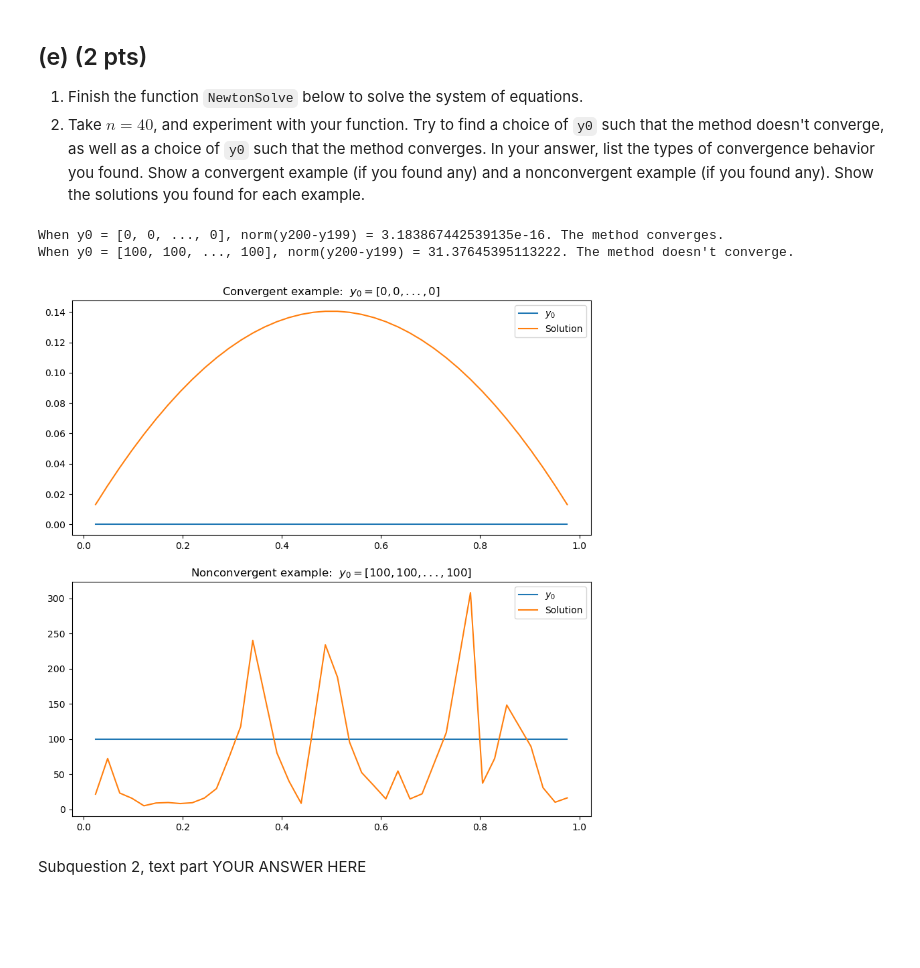
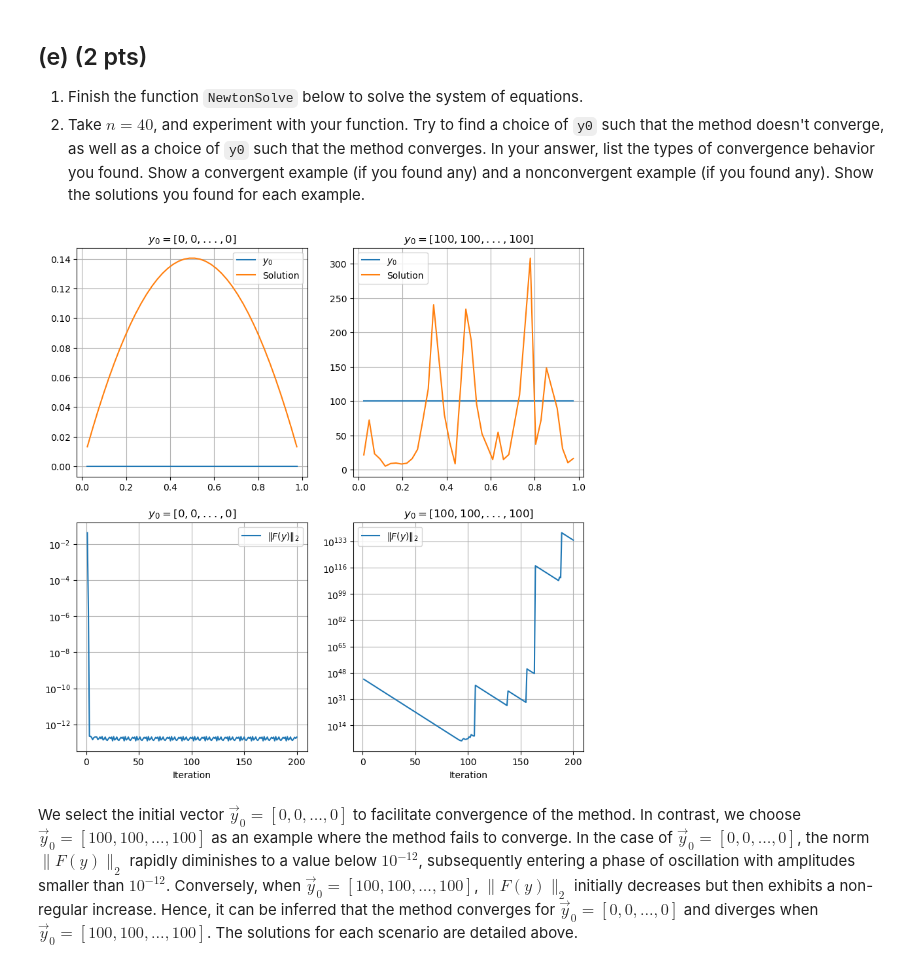
Before and after one commit to Terry-ZJ-Zhang/Numerical_Algorithm_Assignments, a Jupyter notebook: hw4/hw4_2023.ipynb, the cells around one changed output. Drawn from its saved outputs; the diff is of its cells as text; code cells hidden in the pictures; blank space fills up the shorter version.

```diff
--- a/hw4/hw4_2023.ipynb
+++ b/hw4/hw4_2023.ipynb
@@ -242,42 +242,65 @@ def NewtonSolve(y0, K):
     return y
 # %%
 # Subquestion 2, code part
+def Residuals(y0, K):
+    y = y0
+    Fy = []
+    for _ in range(K):
+        J = JacobianF(y)
+        s = spsolve(J, -F(y))
+        y += s
+        Fy.append(F(y))
+    Fy = np.array(Fy)
+    return np.linalg.norm(Fy, axis=1)
+
+
 n = 40
 
 # Convergent example
 y0_1 = np.zeros(n)
-y199_1 = NewtonSolve(y0_1.copy(), 199)
 y200_1 = NewtonSolve(y0_1.copy(), 200)
-delta_y1 = np.linalg.norm(y200_1 - y199_1)
-print(f"When y0 = [0, 0, ..., 0], norm(y200-y199) = {delta_y1}. The method converges.")
+Fy_1 = Residuals(y0_1.copy(), 200)
 
 # Nonconvergent example
 y0_2 = 100 * np.ones(n)
-y199_2 = NewtonSolve(y0_2.copy(), 199)
 y200_2 = NewtonSolve(y0_2.copy(), 200)
-delta_y2 = np.linalg.norm(y200_2 - y199_2)
-print(f"When y0 = [100, 100, ..., 100], norm(y200-y199) = {delta_y2}. The method doesn't converge.")
+Fy_2 = Residuals(y0_2.copy(), 200)
 
 # Plot
-fig, axes = plt.subplots(2, 1, figsize=(10, 10))
+fig, axes = plt.subplots(2, 2, figsize=(10, 10))
 x = np.linspace(0, 1, n + 2)[1:-1]
+ks = np.arange(1, 201)
 
-ax = axes[0]
-ax.set_title(r"Convergent example:  $y_0=[0, 0, ..., 0]$")
+ax = axes[0][0]
+ax.set_title(r"$y_0=[0, 0, ..., 0]$")
 ax.plot(x, y0_1, label=r"$y_0$")
 ax.plot(x, y200_1, label='Solution')
+ax.grid()
 ax.legend()
 
-ax = axes[1]
-ax.set_title(r"Nonconvergent example:  $y_0=[100, 100, ..., 100]$")
+ax = axes[0][1]
+ax.set_title(r"$y_0=[100, 100, ..., 100]$")
 ax.plot(x, y0_2, label=r"$y_0$")
 ax.plot(x, y200_2, label='Solution')
+ax.grid()
+ax.legend()
+
+ax = axes[1][0]
+ax.set_title(r"$y_0=[0, 0, ..., 0]$")
+ax.set_xlabel("Iteration")
+ax.semilogy(ks, Fy_1, label=r"$\|F(y)\|_2$")
+ax.grid()
+ax.legend()
+
+ax = axes[1][1]
+ax.set_title(r"$y_0=[100, 100, ..., 100]$")
+ax.set_xlabel("Iteration")
+ax.semilogy(ks, Fy_2, label=r"$\|F(y)\|_2$")
+ax.grid()
 ax.legend()
 
 plt.show()
 # %% [output]
-When y0 = [0, 0, ..., 0], norm(y200-y199) = 3.183867442539135e-16. The method converges.
-When y0 = [100, 100, ..., 100], norm(y200-y199) = 31.37645395113222. The method doesn't converge.
-[figure, old version]
+[figure, new version]
 # %% [markdown]
-Subquestion 2, text part YOUR ANSWER HERE
+We select the initial vector $\vec y_0 = [0, 0, \ldots, 0]$ to facilitate convergence of the method. In contrast, we choose $\vec y_0 = [100, 100, \ldots, 100]$ as an example where the method fails to converge. In the case of $\vec y_0 = [0, 0, \ldots, 0]$, the norm $\|F(y)\|_2$ rapidly diminishes to a value below $10^{-12}$, subsequently entering a phase of oscillation with amplitudes smaller than $10^{-12}$. Conversely, when $\vec y_0 = [100, 100, \ldots, 100]$, $\|F(y)\|_2$ initially decreases but then exhibits a non-regular increase. Hence, it can be inferred that the method converges for $\vec y_0 = [0, 0, \ldots, 0]$ and diverges when $\vec y_0 = [100, 100, \ldots, 100]$. The solutions for each scenario are detailed above.
```
